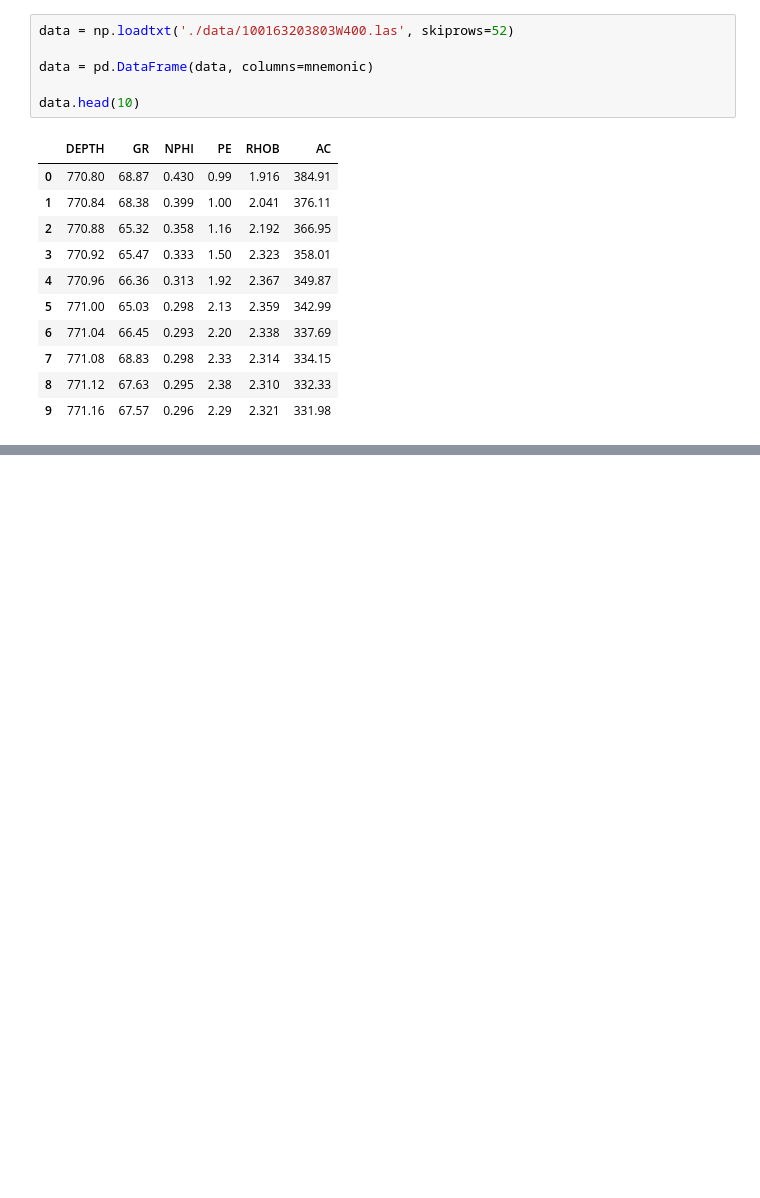
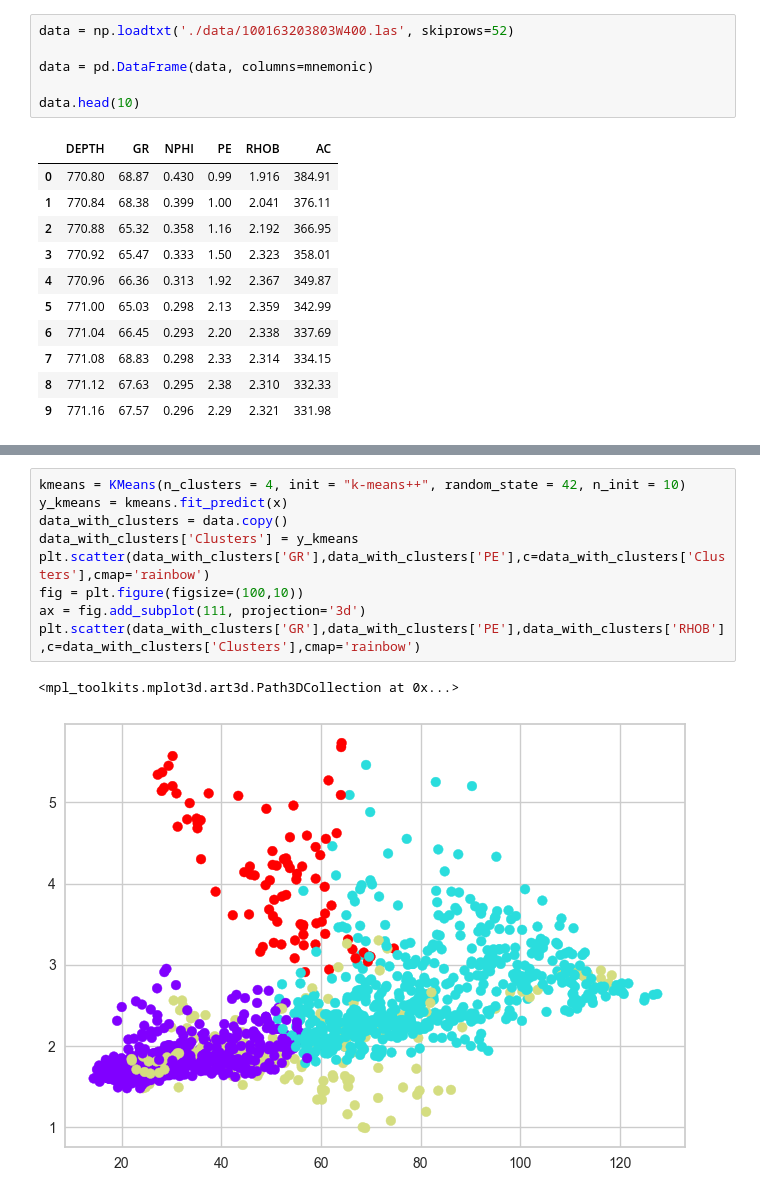
Before and after one commit to xiangxichen11/Lithology_Prediction, a Jupyter notebook: Lithology_Prediction.ipynb, the cells around one changed output, grey strips where cells are left out. Drawn from its saved outputs; the diff is of its cells as text; blank space fills up the shorter version.

```diff
--- a/Lithology_Prediction.ipynb
+++ b/Lithology_Prediction.ipynb
@@ -103,0 +102,12 @@ Sample 1800: Lithology Cluster 3
+# %%
+kmeans = KMeans(n_clusters = 4, init = "k-means++", random_state = 42, n_init = 10)
+y_kmeans = kmeans.fit_predict(x)
+data_with_clusters = data.copy()
+data_with_clusters['Clusters'] = y_kmeans
+plt.scatter(data_with_clusters['GR'],data_with_clusters['PE'],c=data_with_clusters['Clusters'],cmap='rainbow')
+fig = plt.figure(figsize=(100,10))
+ax = fig.add_subplot(111, projection='3d')
+plt.scatter(data_with_clusters['GR'],data_with_clusters['PE'],data_with_clusters['RHOB'],c=data_with_clusters['Clusters'],cmap='rainbow')
+# %% [output]
+<mpl_toolkits.mplot3d.art3d.Path3DCollection at 0x...>
+[figure, added]
```
Also changed, not shown: parts of 14 cells of this notebook.
